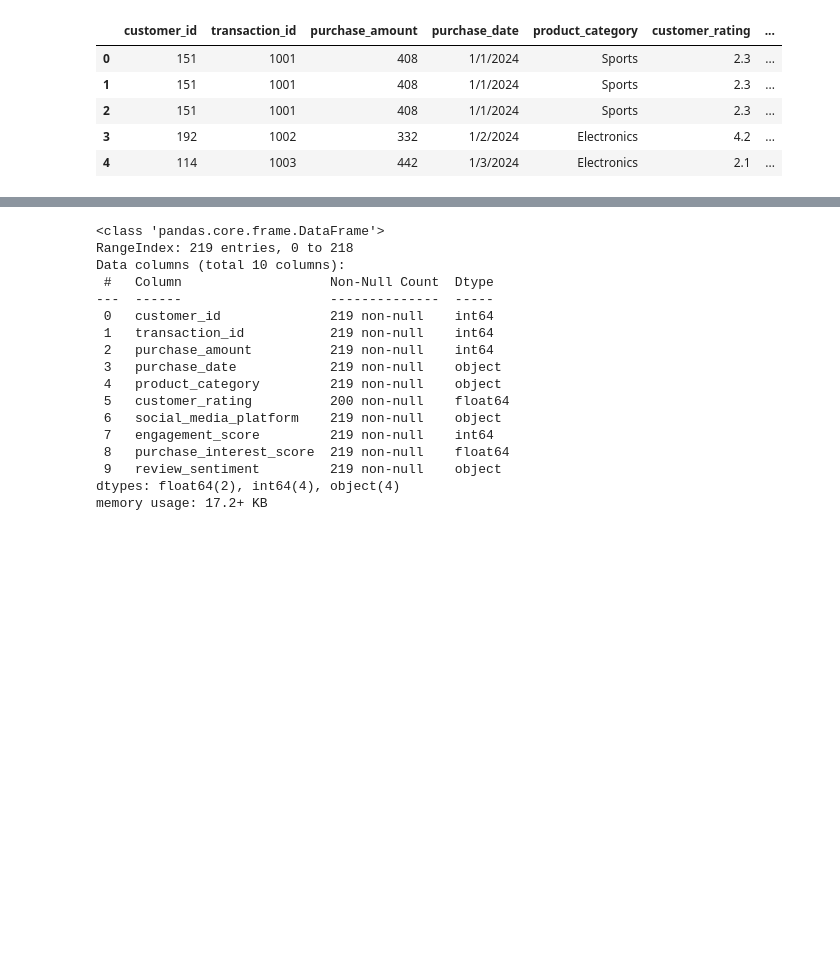
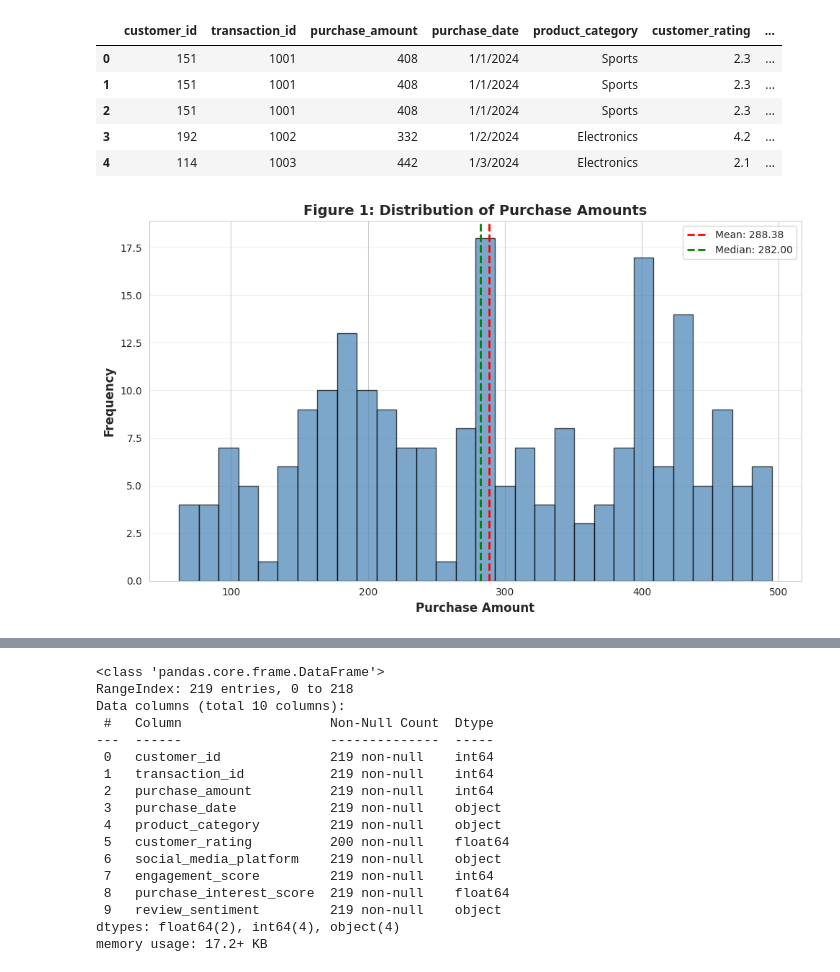
Before and after one commit to Emmanuel-kwizera/ML-Pipeline-formative-2, a Jupyter notebook: notebooks/data_merge.ipynb, the cells around one changed output, grey strips where cells are left out. Saved outputs shown, nothing was run; the diff lists cells and outputs as text; code cells hidden in the pictures; blank space fills up the shorter version.

Commit message:
plots on data merge

```diff
--- a/notebooks/data_merge.ipynb
+++ b/notebooks/data_merge.ipynb
@@ -31,3 +31,33 @@ merged_df.head(5)
 | 2 | 151 | 1001 | 408 | 1/1/2024 | Sports | 2.3 | ... |
 | 3 | 192 | 1002 | 332 | 1/2/2024 | Electronics | 4.2 | ... |
 | 4 | 114 | 1003 | 442 | 1/3/2024 | Electronics | 2.1 | ... |
+# %%
+
+import pandas as pd
+import matplotlib.pyplot as plt
+import seaborn as sns
+import numpy as np
+
+# Load merged dataset (adjust path if needed)
+df = pd.read_csv('/content/merged_customer_data.csv')  # or use merged_df if already loaded
+
+# Set style
+sns.set_style("whitegrid")
+plt.rcParams['figure.figsize'] = (12, 8)
+
+# ============================================================================
+# FIGURE 1: Distribution of Purchase Amounts
+# ============================================================================
+plt.figure(figsize=(10, 6))
+plt.hist(df['purchase_amount'], bins=30, edgecolor='black', alpha=0.7, color='steelblue')
+plt.xlabel('Purchase Amount', fontsize=12, fontweight='bold')
+plt.ylabel('Frequency', fontsize=12, fontweight='bold')
+plt.title('Figure 1: Distribution of Purchase Amounts', fontsize=14, fontweight='bold')
+plt.axvline(df['purchase_amount'].mean(), color='red', linestyle='--', linewidth=2, label=f'Mean: {df["purchase_amount"].mean():.2f}')
+plt.axvline(df['purchase_amount'].median(), color='green', linestyle='--', linewidth=2, label=f'Median: {df["purchase_amount"].median():.2f}')
+plt.legend()
+plt.grid(axis='y', alpha=0.3)
+plt.tight_layout()
+plt.show()
+# %% [output]
+[figure, added]
```
Also changed, not shown: parts of 3 cells of this notebook, 5 other files.
